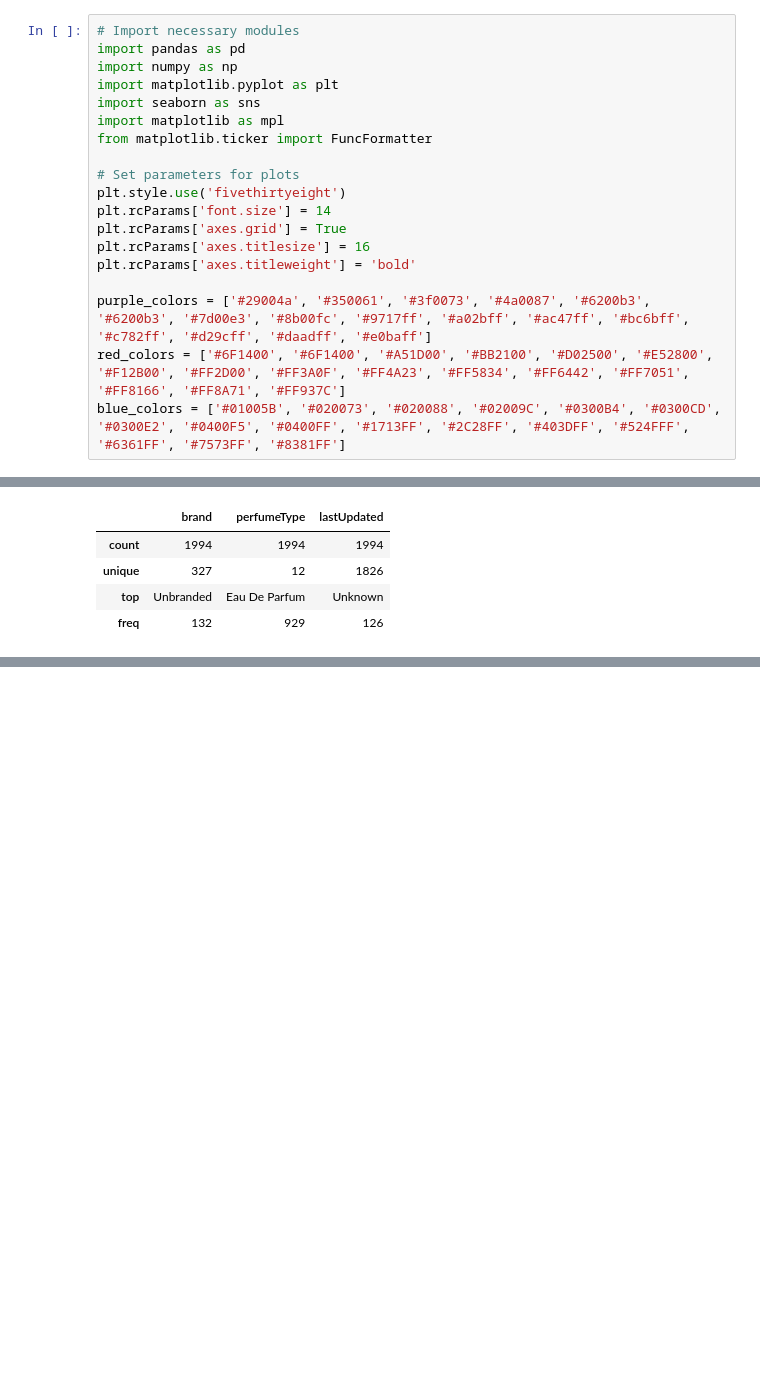
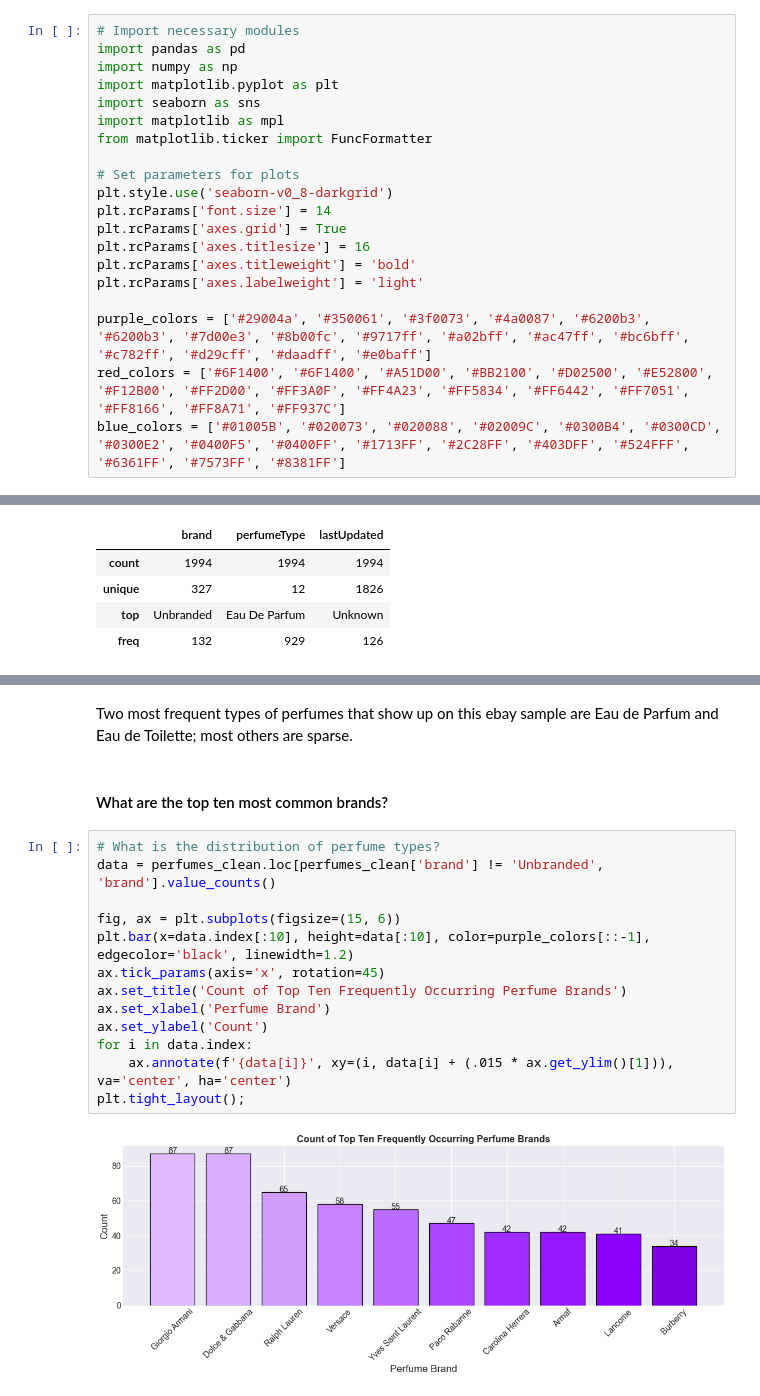
Before and after one commit to TrinityGahagen2K/ebay-perfume-analysis, a Jupyter notebook: ebay_perfume_analysis.ipynb, the cells around one changed output, grey strips where cells are left out. Cells and saved outputs as stored; diff of their text form; blank space fills up the shorter version.

```diff
--- a/ebay_perfume_analysis.ipynb
+++ b/ebay_perfume_analysis.ipynb
@@ -22,11 +38,12 @@ import matplotlib as mpl
 from matplotlib.ticker import FuncFormatter
 
 # Set parameters for plots
-plt.style.use('fivethirtyeight')
+plt.style.use('seaborn-v0_8-darkgrid')
 plt.rcParams['font.size'] = 14
 plt.rcParams['axes.grid'] = True
 plt.rcParams['axes.titlesize'] = 16
 plt.rcParams['axes.titleweight'] = 'bold'
+plt.rcParams['axes.labelweight'] = 'light'
 
 purple_colors = ['#29004a', '#350061', '#3f0073', '#4a0087', '#6200b3', '#6200b3', '#7d00e3', '#8b00fc', '#9717ff', '#a02bff', '#ac47ff', '#bc6bff', '#c782ff', '#d29cff', '#daadff', '#e0baff']
 red_colors = ['#6F1400', '#6F1400', '#A51D00', '#BB2100', '#D02500', '#E52800', '#F12B00', '#FF2D00', '#FF3A0F', '#FF4A23', '#FF5834', '#FF6442', '#FF7051', '#FF8166', '#FF8A71', '#FF937C']
@@ -612,0 +527,19 @@ plt.tight_layout();
+# %% [markdown]
+Two most frequent types of perfumes that show up on this ebay sample are Eau de Parfum and Eau de Toilette; most others are sparse.
+# %% [markdown]
+#### What are the top ten most common brands?
+# %%
+# What is the distribution of perfume types?
+data = perfumes_clean.loc[perfumes_clean['brand'] != 'Unbranded', 'brand'].value_counts()
+
+fig, ax = plt.subplots(figsize=(15, 6))
+plt.bar(x=data.index[:10], height=data[:10], color=purple_colors[::-1], edgecolor='black', linewidth=1.2)
+ax.tick_params(axis='x', rotation=45)
+ax.set_title('Count of Top Ten Frequently Occurring Perfume Brands')
+ax.set_xlabel('Perfume Brand')
+ax.set_ylabel('Count')
+for i in data.index:
+    ax.annotate(f'{data[i]}', xy=(i, data[i] + (.015 * ax.get_ylim()[1])), va='center', ha='center')
+plt.tight_layout();
+# %% [output]
+[figure, added]
```
Also changed, not shown: parts of 71 cells of this notebook.
